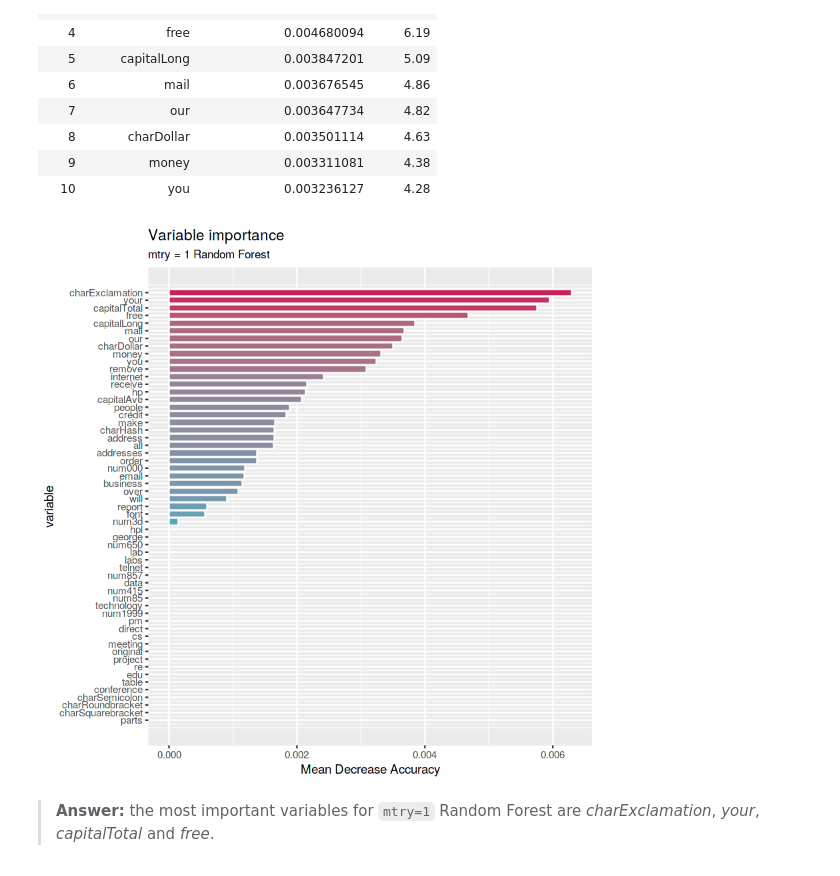
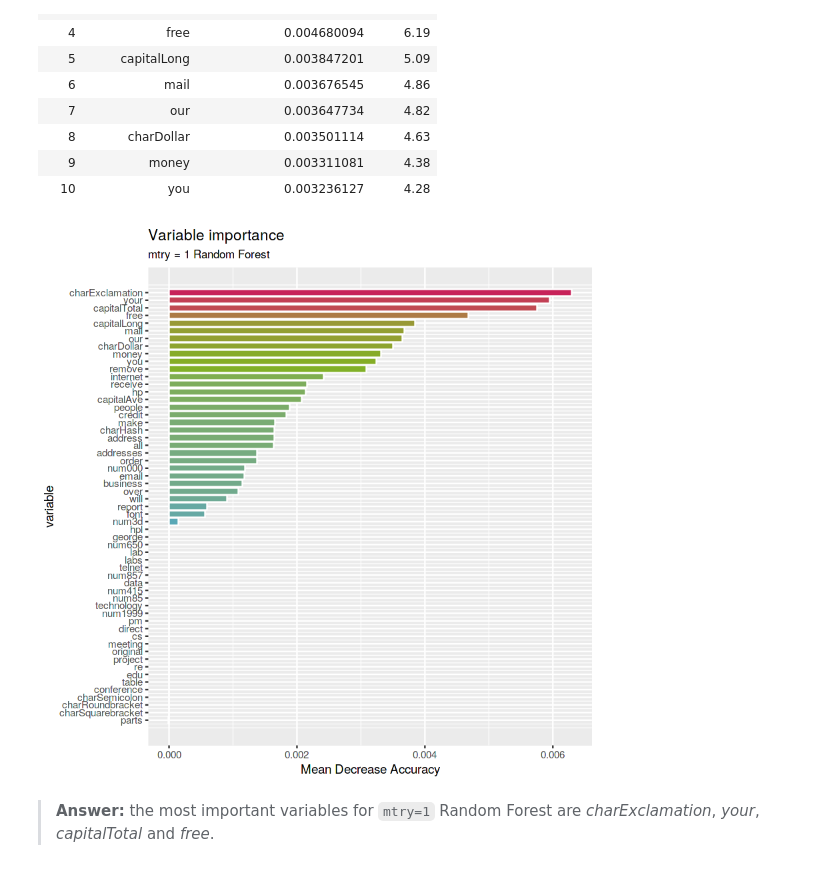
Before and after one commit to guzmanlopez/ACRRF_course, a Jupyter notebook: trabajo-final.ipynb, the cells around one changed output. Saved outputs shown, nothing was run; the diff lists cells and outputs as text; code cells hidden in the pictures.

```diff
--- a/trabajo-final.ipynb
+++ b/trabajo-final.ipynb
@@ -1119,13 +1119,13 @@ imp.1stump %>% top_n(10, MeanDecreaseAccuracy)
 # %%
 # Plot the variables by importance
 ggplot(imp.1stump) +
 geom_col(aes(x = -rank, y = MeanDecreaseAccuracy, fill = MeanDecreaseAccuracy), color = "white", show.legend = FALSE) +
 labs(x = "variable", y = "Mean Decrease Accuracy", title = "Variable importance", subtitle = "mtry = 1 Random Forest") +
 scale_x_continuous(labels = imp.1stump$variable, breaks = -imp.1stump$rank) +
-scale_fill_gradient(low = blue, high = red) +
+scale_fill_gradientn(colours = c(blue, green, red)) +
 coord_flip()
 # %% [output]
-[figure, old version]
+[figure, new version]
 # %% [markdown]
 > **Answer:** the most important variables for `mtry=1` Random Forest are *charExclamation*, *your*, *capitalTotal* and *free*.
 # %% [markdown]
```
Also changed, not shown: parts of 9 cells of this notebook.
